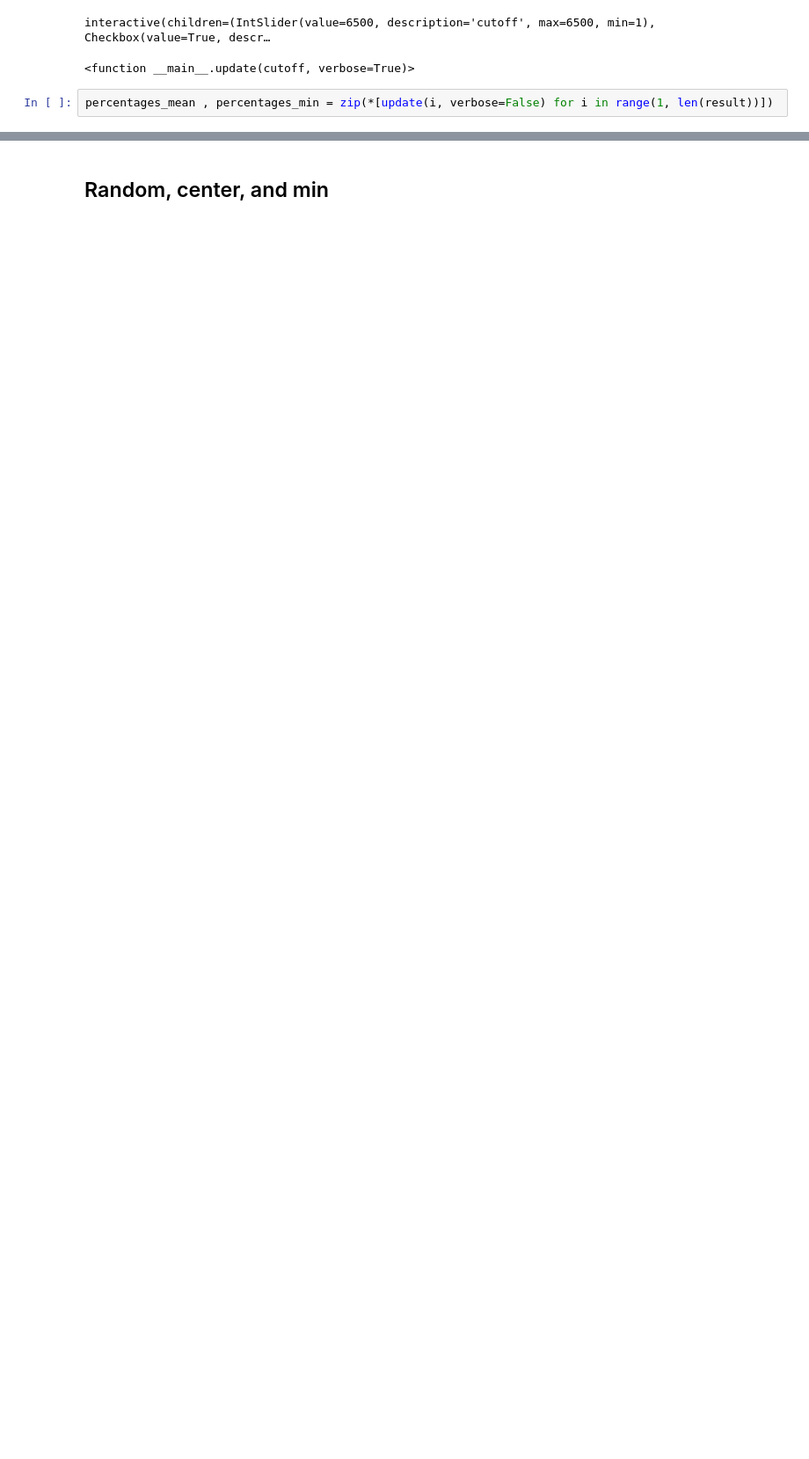
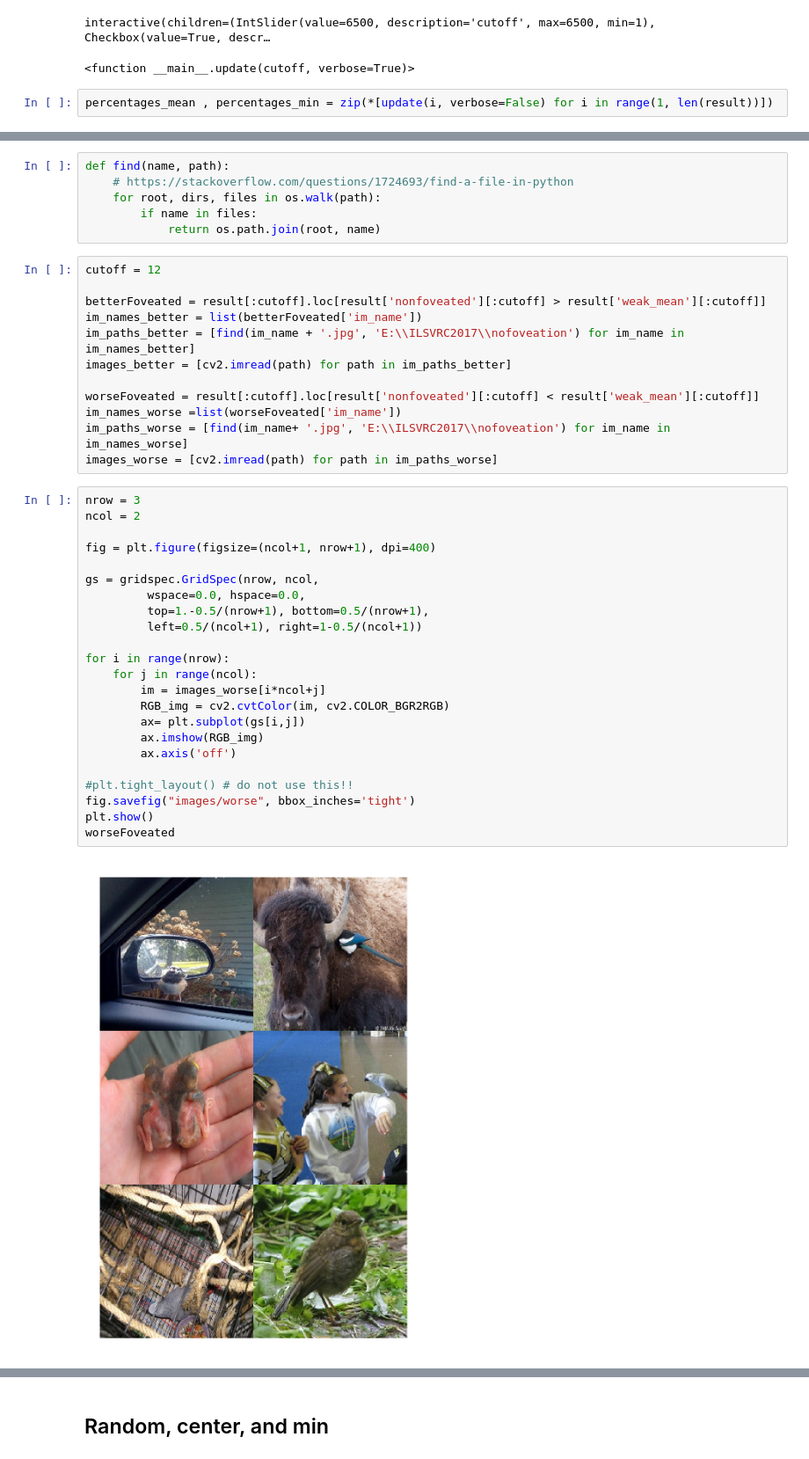
Before and after one commit to JohanvandenHeuvel/UsingASecondaryNetworkForFoveationInComputerVision, a Jupyter notebook: analysis.ipynb, the cells around one changed output, grey strips where cells are left out. Shown at 88% size. Saved outputs shown, nothing was run; the diff lists cells and outputs as text; blank space fills up the shorter version.

```diff
--- a/analysis.ipynb
+++ b/analysis.ipynb
@@ -185,0 +200,43 @@ plt.show()
+# %%
+def find(name, path):
+    # https://stackoverflow.com/questions/1724693/find-a-file-in-python
+    for root, dirs, files in os.walk(path):
+        if name in files:
+            return os.path.join(root, name)
+# %%
+cutoff = 12
+
+betterFoveated = result[:cutoff].loc[result['nonfoveated'][:cutoff] > result['weak_mean'][:cutoff]]
+im_names_better = list(betterFoveated['im_name'])
+im_paths_better = [find(im_name + '.jpg', 'E:\\ILSVRC2017\\nofoveation') for im_name in im_names_better]
+images_better = [cv2.imread(path) for path in im_paths_better]
+
+worseFoveated = result[:cutoff].loc[result['nonfoveated'][:cutoff] < result['weak_mean'][:cutoff]]
+im_names_worse =list(worseFoveated['im_name'])
+im_paths_worse = [find(im_name+ '.jpg', 'E:\\ILSVRC2017\\nofoveation') for im_name in im_names_worse]
+images_worse = [cv2.imread(path) for path in im_paths_worse]
+# %%
+nrow = 3
+ncol = 2
+
+fig = plt.figure(figsize=(ncol+1, nrow+1), dpi=400)
+
+gs = gridspec.GridSpec(nrow, ncol,
+         wspace=0.0, hspace=0.0,
+         top=1.-0.5/(nrow+1), bottom=0.5/(nrow+1),
+         left=0.5/(ncol+1), right=1-0.5/(ncol+1))
+
+for i in range(nrow):
+    for j in range(ncol):
+        im = images_worse[i*ncol+j]
+        RGB_img = cv2.cvtColor(im, cv2.COLOR_BGR2RGB)
+        ax= plt.subplot(gs[i,j])
+        ax.imshow(RGB_img)
+        ax.axis('off')
+
+#plt.tight_layout() # do not use this!!
+fig.savefig("images/worse", bbox_inches='tight')
+plt.show()
+worseFoveated
+# %% [output]
+[figure, added]
```
Also changed, not shown: parts of 7 cells of this notebook.
